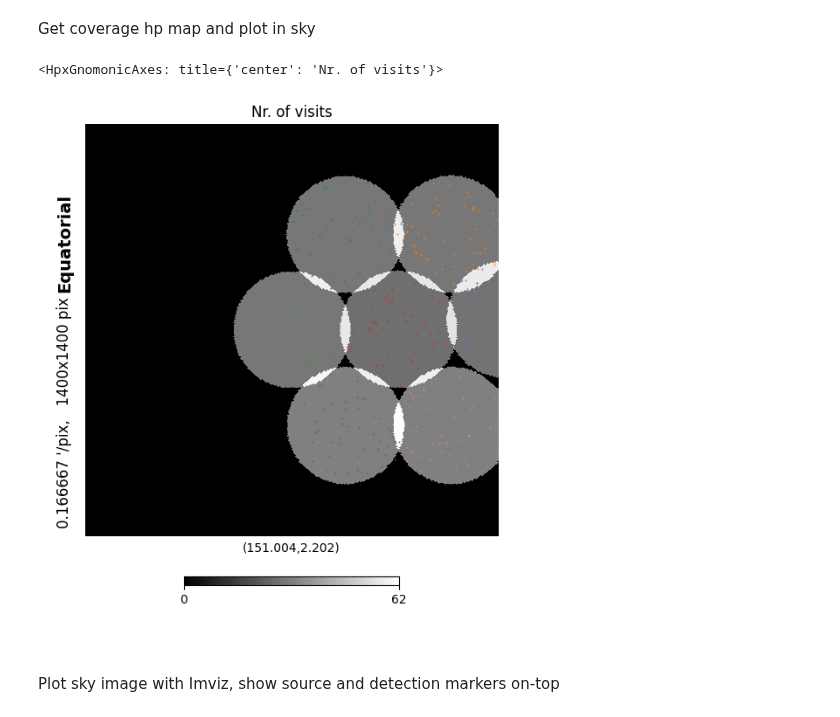
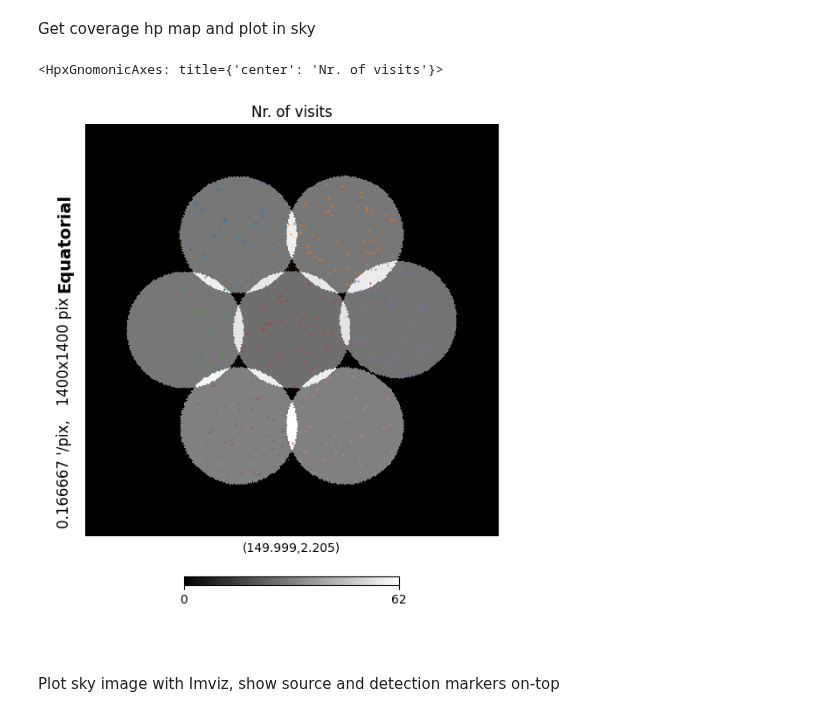
Before and after one commit to rbuehler/vasca, a Jupyter notebook: vasca/examples/vasca_pipe_result_analysis.ipynb, the cells around one changed output. Cells and saved outputs as stored; diff of their text form; code cells hidden in the pictures.

```diff
--- a/vasca/examples/vasca_pipe_result_analysis.ipynb
+++ b/vasca/examples/vasca_pipe_result_analysis.ipynb
@@ -66,12 +77,12 @@ fig_sky = vvis.plot_field_sky(fd,plot_detections=True)
 Get coverage hp map and plot in sky
 # %%
 rg.add_coverage_hp(nside=4096)
-vvis.plot_region_sky_gnomeview(rg,rg.tt_fields[2]["ra"],rg.tt_fields[2]["dec"])
+vvis.plot_region_sky_gnomeview(rg,rg.tt_fields[3]["ra"],rg.tt_fields[3]["dec"])
 #write healpix map to Aladin format, modify names
 # hpy.fitsfunc.write_map(filename,[hp_vis, hp_exp],coord="C",column_names=["nr_vis", "exposure"],dtype=[np.float32, np.float32],overwrite=True,partial=True)
 # %% [output]
 <HpxGnomonicAxes: title={'center': 'Nr. of visits'}>
-[figure, old version]
+[figure, new version]
 # %% [markdown]
 Plot sky image with Imviz, show source and detection markers on-top
 # %%
```
Also changed, not shown: parts of 5 cells of this notebook, 3 other files.
